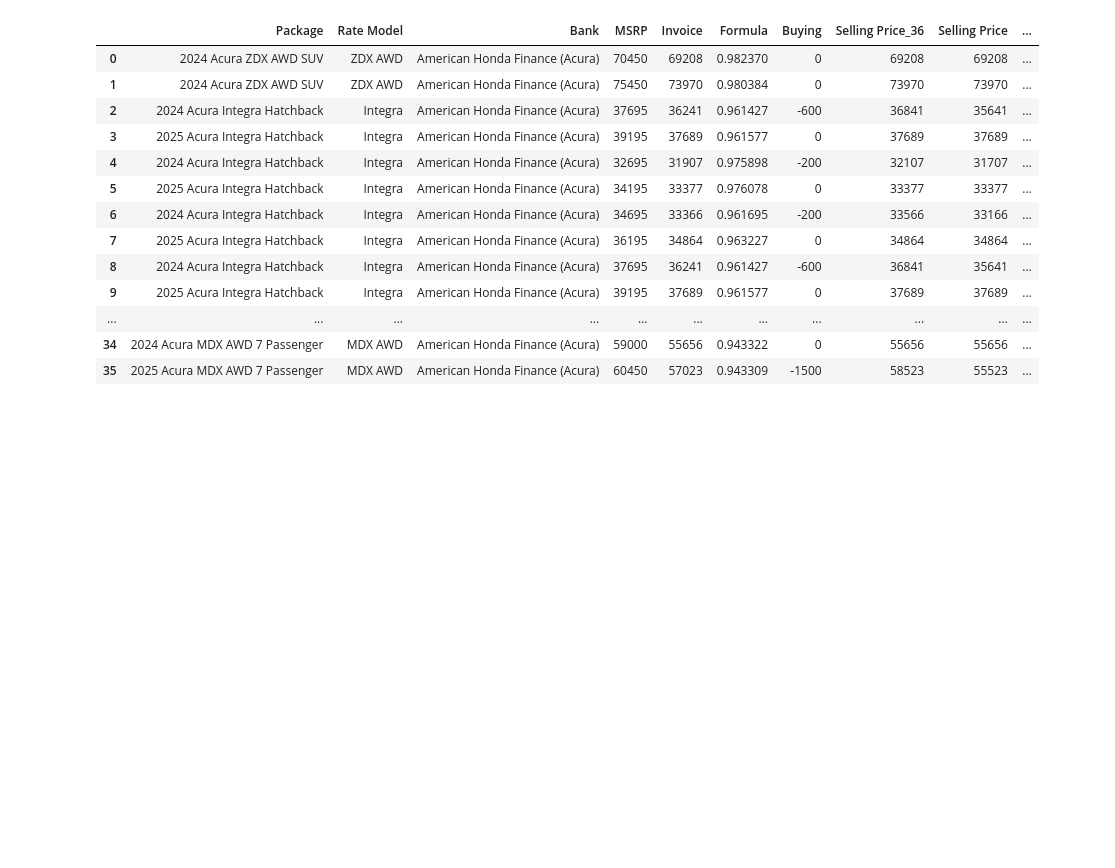
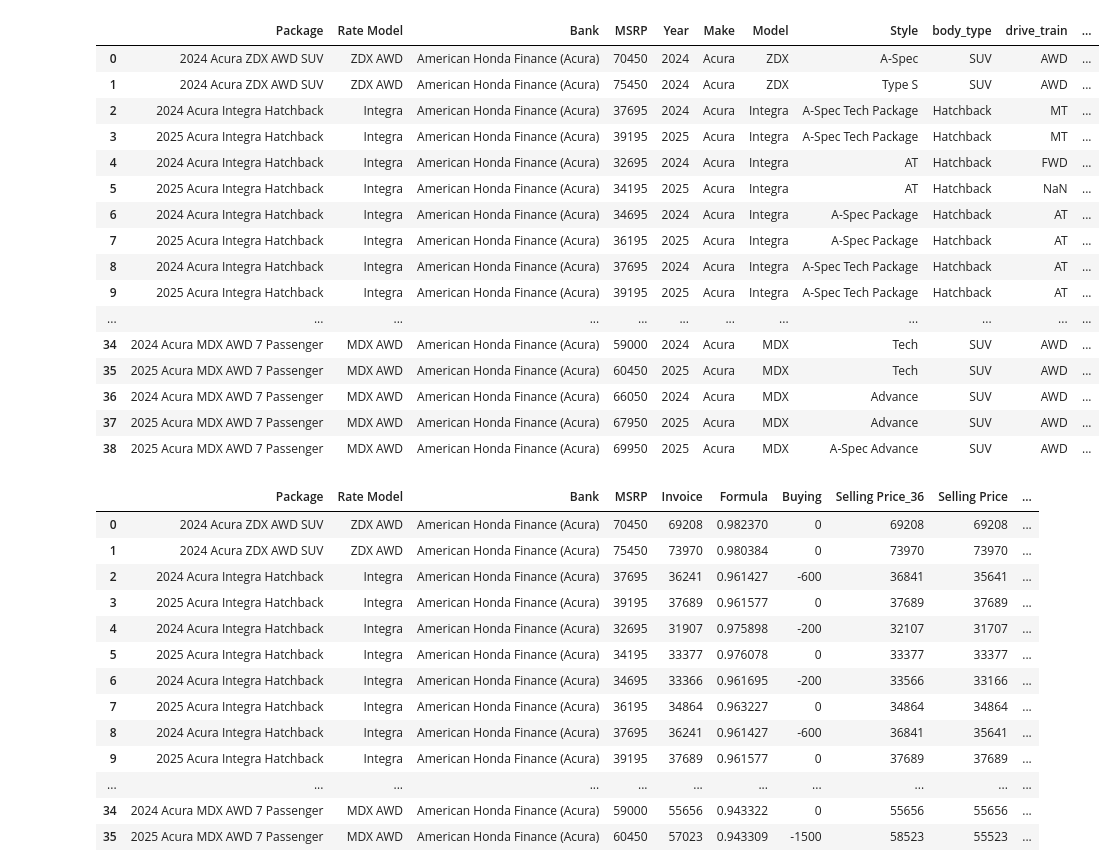
Before and after one commit to favasmfsm/montage, a Jupyter notebook: notebook/base_model_extraction.ipynb, the cells around one changed output. Drawn from its saved outputs; the diff is of its cells as text; code cells hidden in the pictures; blank space fills up the shorter version.

```diff
--- a/notebook/base_model_extraction.ipynb
+++ b/notebook/base_model_extraction.ipynb
@@ -5,6 +5,27 @@ pd.set_option('display.max_columns', None)  # Display the full content of each c
 df = pd.read_csv("../data/merged_data_v3.csv")
 # %%
 df['code'] = df['Trim'].apply(lambda x: x.split()[0])
+# %%
+df[['Package', 'Rate Model', 'Bank', 'MSRP', 'Year', 'Make', 'Model', 'Style', 'body_type',
+       'drive_train', 'code']]
+# %% [output]
+|  | Package | Rate Model | Bank | MSRP | Year | Make | Model | Style | body_type | drive_train | ... |
+| 0 | 2024 Acura ZDX AWD SUV | ZDX AWD | American Honda Finance (Acura) | 70450 | 2024 | Acura | ZDX | A-Spec | SUV | AWD | ... |
+| 1 | 2024 Acura ZDX AWD SUV | ZDX AWD | American Honda Finance (Acura) | 75450 | 2024 | Acura | ZDX | Type S | SUV | AWD | ... |
+| 2 | 2024 Acura Integra Hatchback | Integra | American Honda Finance (Acura) | 37695 | 2024 | Acura | Integra | A-Spec Tech Package | Hatchback | MT | ... |
+| 3 | 2025 Acura Integra Hatchback | Integra | American Honda Finance (Acura) | 39195 | 2025 | Acura | Integra | A-Spec Tech Package | Hatchback | MT | ... |
+| 4 | 2024 Acura Integra Hatchback | Integra | American Honda Finance (Acura) | 32695 | 2024 | Acura | Integra | AT | Hatchback | FWD | ... |
+| 5 | 2025 Acura Integra Hatchback | Integra | American Honda Finance (Acura) | 34195 | 2025 | Acura | Integra | AT | Hatchback | NaN | ... |
+| 6 | 2024 Acura Integra Hatchback | Integra | American Honda Finance (Acura) | 34695 | 2024 | Acura | Integra | A-Spec Package | Hatchback | AT | ... |
+| 7 | 2025 Acura Integra Hatchback | Integra | American Honda Finance (Acura) | 36195 | 2025 | Acura | Integra | A-Spec Package | Hatchback | AT | ... |
+| 8 | 2024 Acura Integra Hatchback | Integra | American Honda Finance (Acura) | 37695 | 2024 | Acura | Integra | A-Spec Tech Package | Hatchback | AT | ... |
+| 9 | 2025 Acura Integra Hatchback | Integra | American Honda Finance (Acura) | 39195 | 2025 | Acura | Integra | A-Spec Tech Package | Hatchback | AT | ... |
+| ... | ... | ... | ... | ... | ... | ... | ... | ... | ... | ... | ... |
+| 34 | 2024 Acura MDX AWD 7 Passenger | MDX AWD | American Honda Finance (Acura) | 59000 | 2024 | Acura | MDX | Tech | SUV | AWD | ... |
+| 35 | 2025 Acura MDX AWD 7 Passenger | MDX AWD | American Honda Finance (Acura) | 60450 | 2025 | Acura | MDX | Tech | SUV | AWD | ... |
+| 36 | 2024 Acura MDX AWD 7 Passenger | MDX AWD | American Honda Finance (Acura) | 66050 | 2024 | Acura | MDX | Advance | SUV | AWD | ... |
+| 37 | 2025 Acura MDX AWD 7 Passenger | MDX AWD | American Honda Finance (Acura) | 67950 | 2025 | Acura | MDX | Advance | SUV | AWD | ... |
+| 38 | 2025 Acura MDX AWD 7 Passenger | MDX AWD | American Honda Finance (Acura) | 69950 | 2025 | Acura | MDX | A-Spec Advance | SUV | AWD | ... |
 # %%
 df.loc[df['Style'].isna() | df['Style'].isin(['AWD', 'FWD', 'AT']) | df['Style'].isin(df['drive_train']), 'Trim'] = 'base'
 # %%
```
Also changed, not shown: parts of 1 cell of this notebook, 6 other files.
